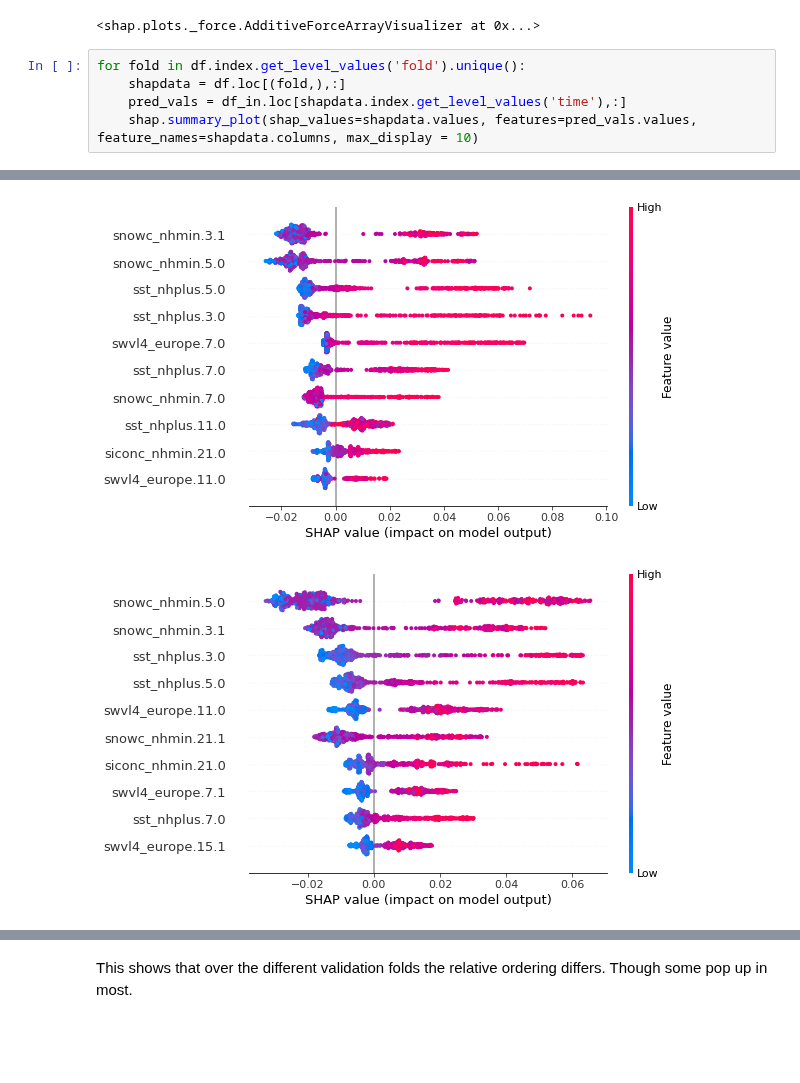
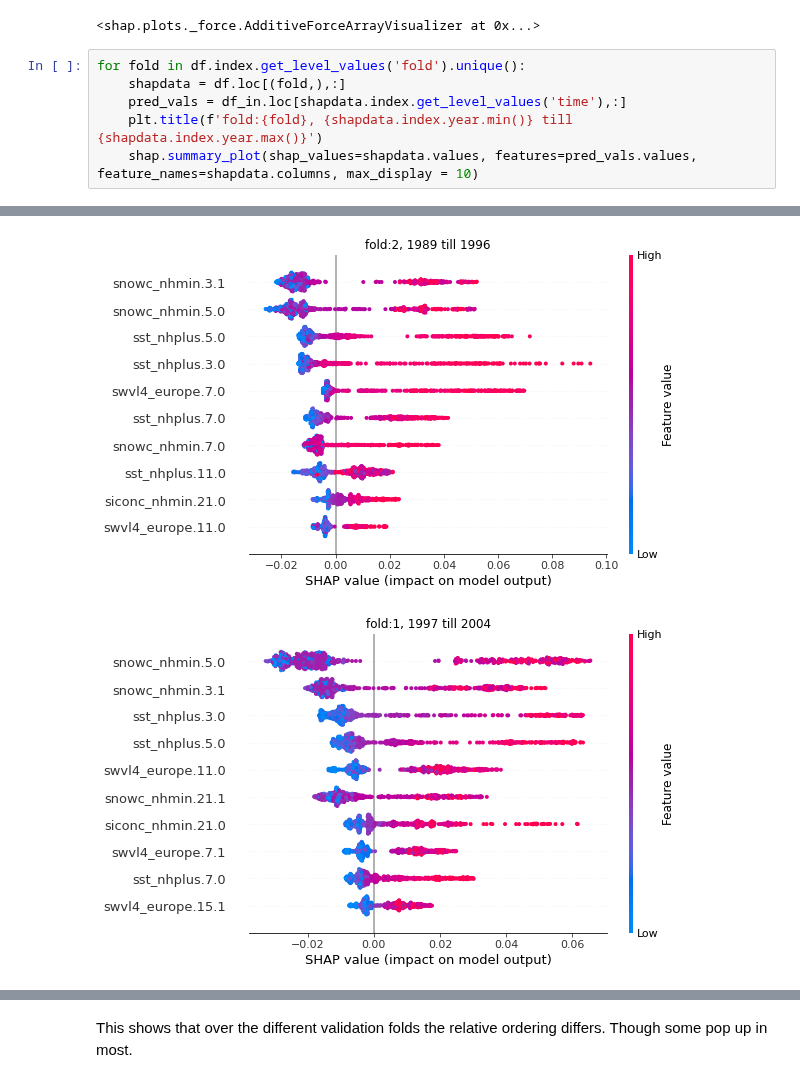
Before and after one commit to chiemvs/Weave, a Jupyter notebook: notebooks/visualize_shap.ipynb, the cells around one changed output, grey strips where cells are left out. Saved outputs shown, nothing was run; the diff lists cells and outputs as text; blank space fills up the shorter version.

```diff
--- a/notebooks/visualize_shap.ipynb
+++ b/notebooks/visualize_shap.ipynb
@@ -33,5 +61,6 @@ shap.force_plot(base_value = 0.2, shap_values=df.values[:100,:], features=df_in.
 for fold in df.index.get_level_values('fold').unique():
     shapdata = df.loc[(fold,),:]
     pred_vals = df_in.loc[shapdata.index.get_level_values('time'),:]
+    plt.title(f'fold:{fold}, {shapdata.index.year.min()} till {shapdata.index.year.max()}')
     shap.summary_plot(shap_values=shapdata.values, features=pred_vals.values, feature_names=shapdata.columns, max_display = 10)
 # %% [output]
@@ -39,2 +68,2 @@ for fold in df.index.get_level_values('fold').unique():
-[figure, old version]
+[figure, new version]
-[figure, old version]
+[figure, new version]
```
Also changed, not shown: parts of 13 cells of this notebook, 4 other files.
